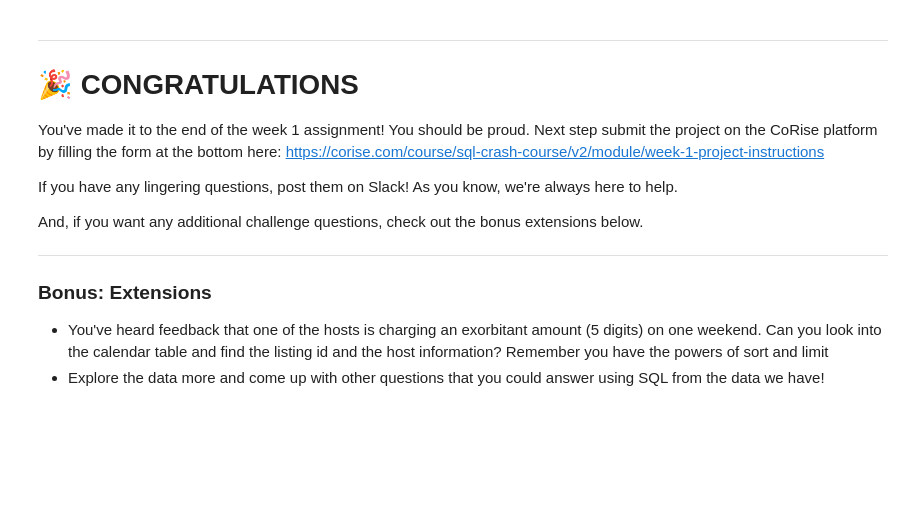
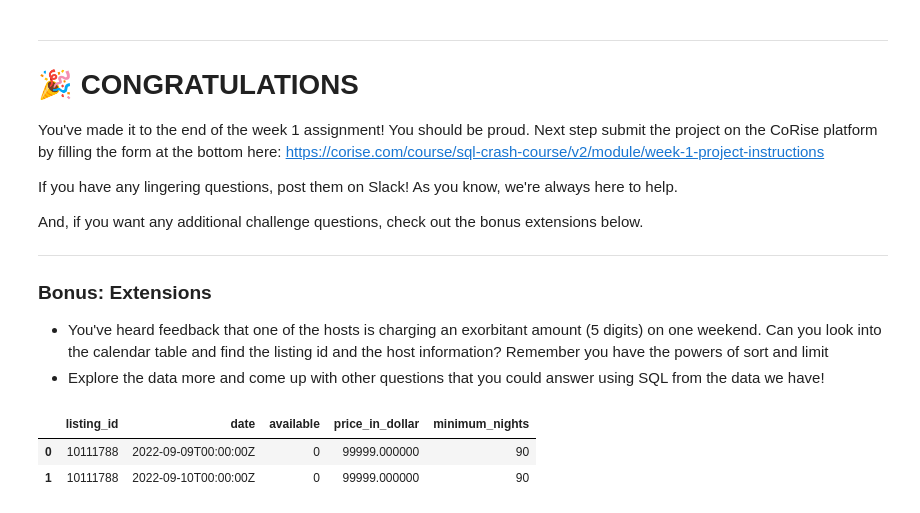
Before and after one commit to etendra2501/SQL_Crash_Course, a Jupyter notebook: Project 1/Etendra_Week_1_Project_SQLCC.ipynb, the cells around one changed output. Saved outputs shown, nothing was run; the diff lists cells and outputs as text; code cells hidden in the pictures; blank space fills up the shorter version.

```diff
--- a/Project 1/Etendra_Week_1_Project_SQLCC.ipynb
+++ b/Project 1/Etendra_Week_1_Project_SQLCC.ipynb
@@ -764,10 +807,16 @@ And, if you want any additional challenge questions, check out the bonus extensi
 # %%
 # TO BE COMPLETED
 # We don't check results for the bonus, because you can explore it in any directions you want!
 # Also you can add as many cells at the bottom of the notebook as you like for more queries.
 
 query = """
 SELECT *
+FROM calendar
+ORDER BY price_in_dollar DESC LIMIT 2
 """
 
 run(query)
+# %% [output]
+|  | listing_id | date | available | price_in_dollar | minimum_nights |
+| 0 | 10111788 | 2022-09-09T00:00:00Z | 0 | 99999.000000 | 90 |
+| 1 | 10111788 | 2022-09-10T00:00:00Z | 0 | 99999.000000 | 90 |
```
Also changed, not shown: parts of 16 cells of this notebook.
